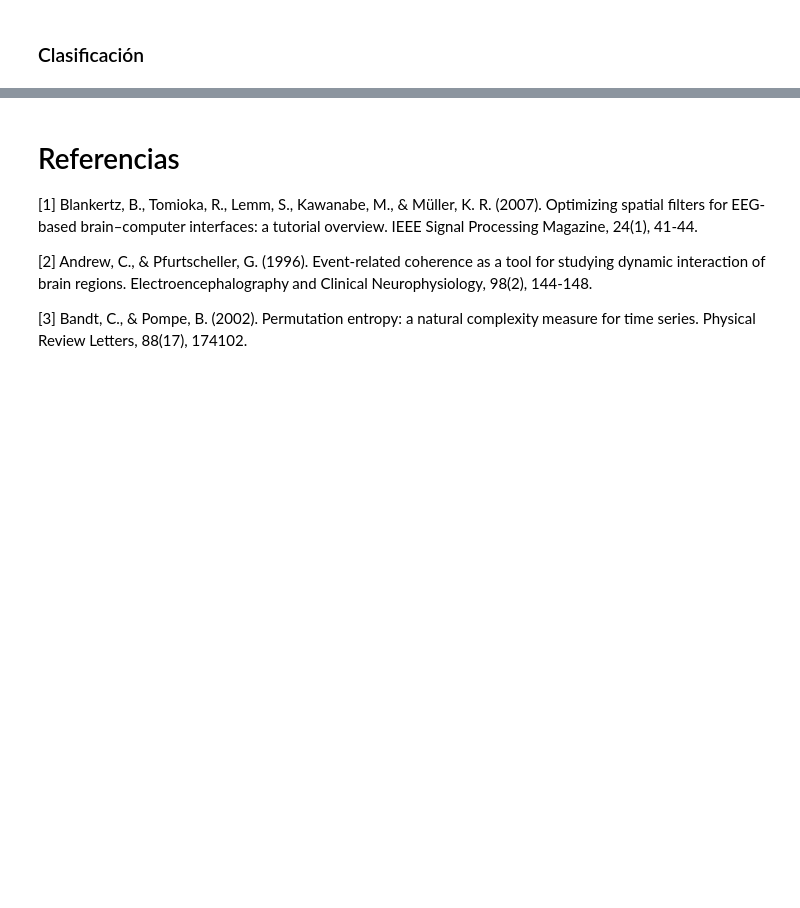
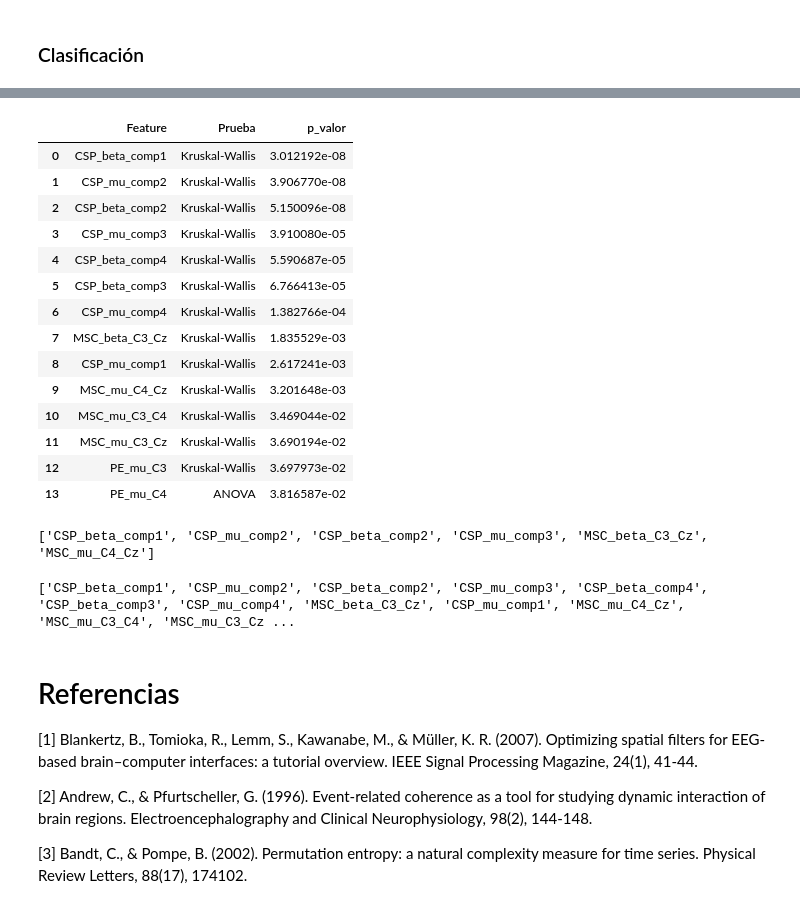
Before and after one commit to luhernandez12/Proyecto2-KarenAgudelo-LuisaHernandez, a Jupyter notebook: Codigo.ipynb, the cells around one changed output, grey strips where cells are left out. Drawn from its saved outputs; the diff is of its cells as text; code cells hidden in the pictures; blank space fills up the shorter version.

```diff
--- a/Codigo.ipynb
+++ b/Codigo.ipynb
@@ -1666,0 +1649,18 @@ print(top_features)
+# %%
+ranking[ranking['p_valor'] < 0.05]
+# %% [output]
+|  | Feature | Prueba | p_valor |
+| 0 | CSP_beta_comp1 | Kruskal-Wallis | 3.012192e-08 |
+| 1 | CSP_mu_comp2 | Kruskal-Wallis | 3.906770e-08 |
+| 2 | CSP_beta_comp2 | Kruskal-Wallis | 5.150096e-08 |
+| 3 | CSP_mu_comp3 | Kruskal-Wallis | 3.910080e-05 |
+| 4 | CSP_beta_comp4 | Kruskal-Wallis | 5.590687e-05 |
+| 5 | CSP_beta_comp3 | Kruskal-Wallis | 6.766413e-05 |
+| 6 | CSP_mu_comp4 | Kruskal-Wallis | 1.382766e-04 |
+| 7 | MSC_beta_C3_Cz | Kruskal-Wallis | 1.835529e-03 |
+| 8 | CSP_mu_comp1 | Kruskal-Wallis | 2.617241e-03 |
+| 9 | MSC_mu_C4_Cz | Kruskal-Wallis | 3.201648e-03 |
+| 10 | MSC_mu_C3_C4 | Kruskal-Wallis | 3.469044e-02 |
+| 11 | MSC_mu_C3_Cz | Kruskal-Wallis | 3.690194e-02 |
+| 12 | PE_mu_C3 | Kruskal-Wallis | 3.697973e-02 |
+| 13 | PE_mu_C4 | ANOVA | 3.816587e-02 |
@@ -1667,3 +1674,20 @@ print(top_features)
+# %%
+features_B = [
+    'CSP_beta_comp1',
+    'CSP_mu_comp2',
+    'CSP_beta_comp2',
+    'CSP_mu_comp3',
+    'MSC_beta_C3_Cz',
+    'MSC_mu_C4_Cz'
+]
+# %% [output]
+['CSP_beta_comp1', 'CSP_mu_comp2', 'CSP_beta_comp2', 'CSP_mu_comp3', 'MSC_beta_C3_Cz', 'MSC_mu_C4_Cz']
+# %%
+#todos los features
+features_C = [feature for feature in ranking[ranking['p_valor'] < 0.05]['Feature'].tolist()]
+print(features_C)
+# %% [output]
+['CSP_beta_comp1', 'CSP_mu_comp2', 'CSP_beta_comp2', 'CSP_mu_comp3', 'CSP_beta_comp4', 'CSP_beta_comp3', 'CSP_mu_comp4', 'MSC_beta_C3_Cz', 'CSP_mu_comp1', 'MSC_mu_C4_Cz', 'MSC_mu_C3_C4', 'MSC_mu_C3_Cz ...
 # %% [markdown]
 # Referencias
 [1] Blankertz, B., Tomioka, R., Lemm, S., Kawanabe, M., & Müller, K. R. (2007). Optimizing spatial filters for EEG-based brain–computer interfaces: a tutorial overview. IEEE Signal Processing Magazine, 24(1), 41-44.
```
Also changed, not shown: parts of 7 cells of this notebook.
